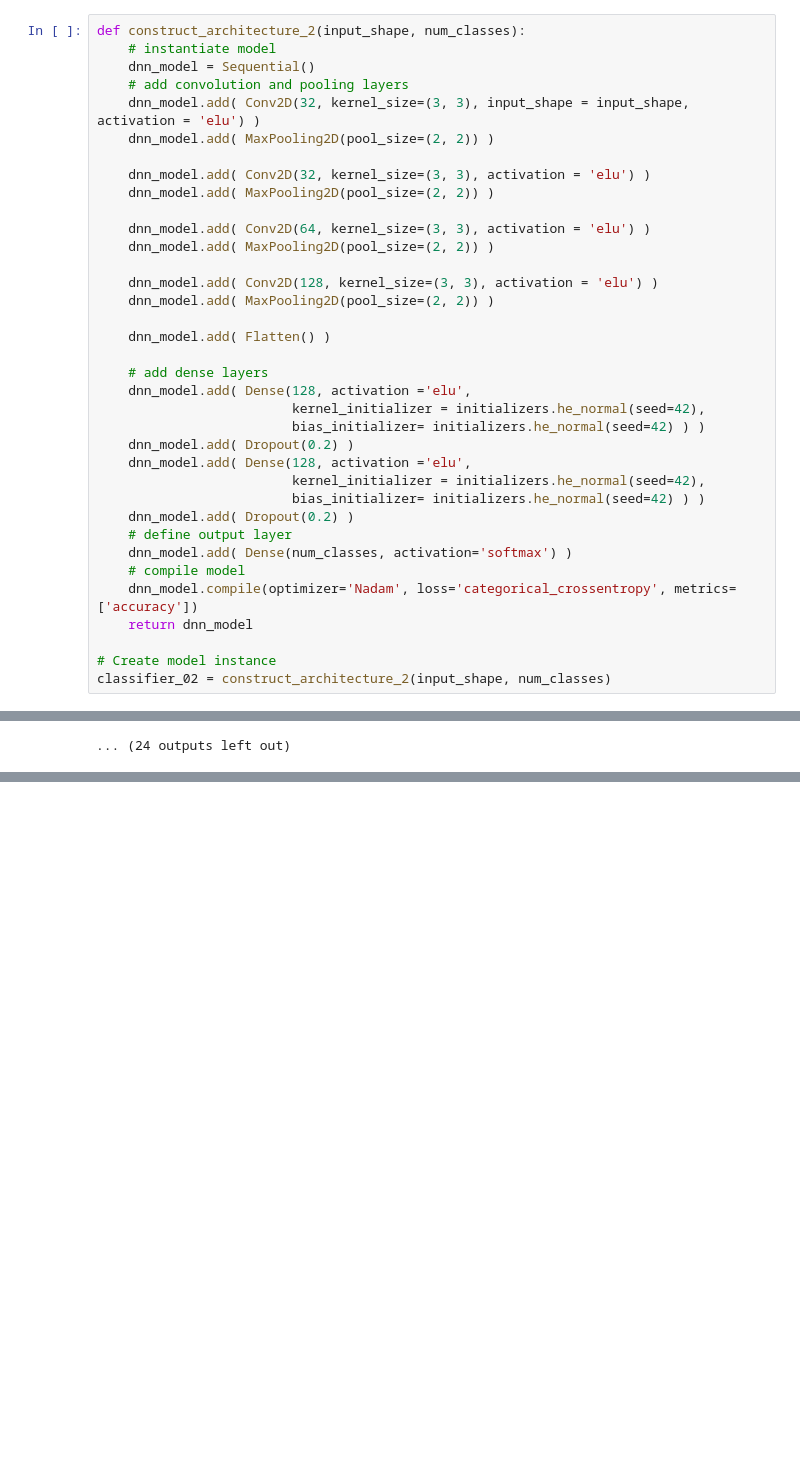
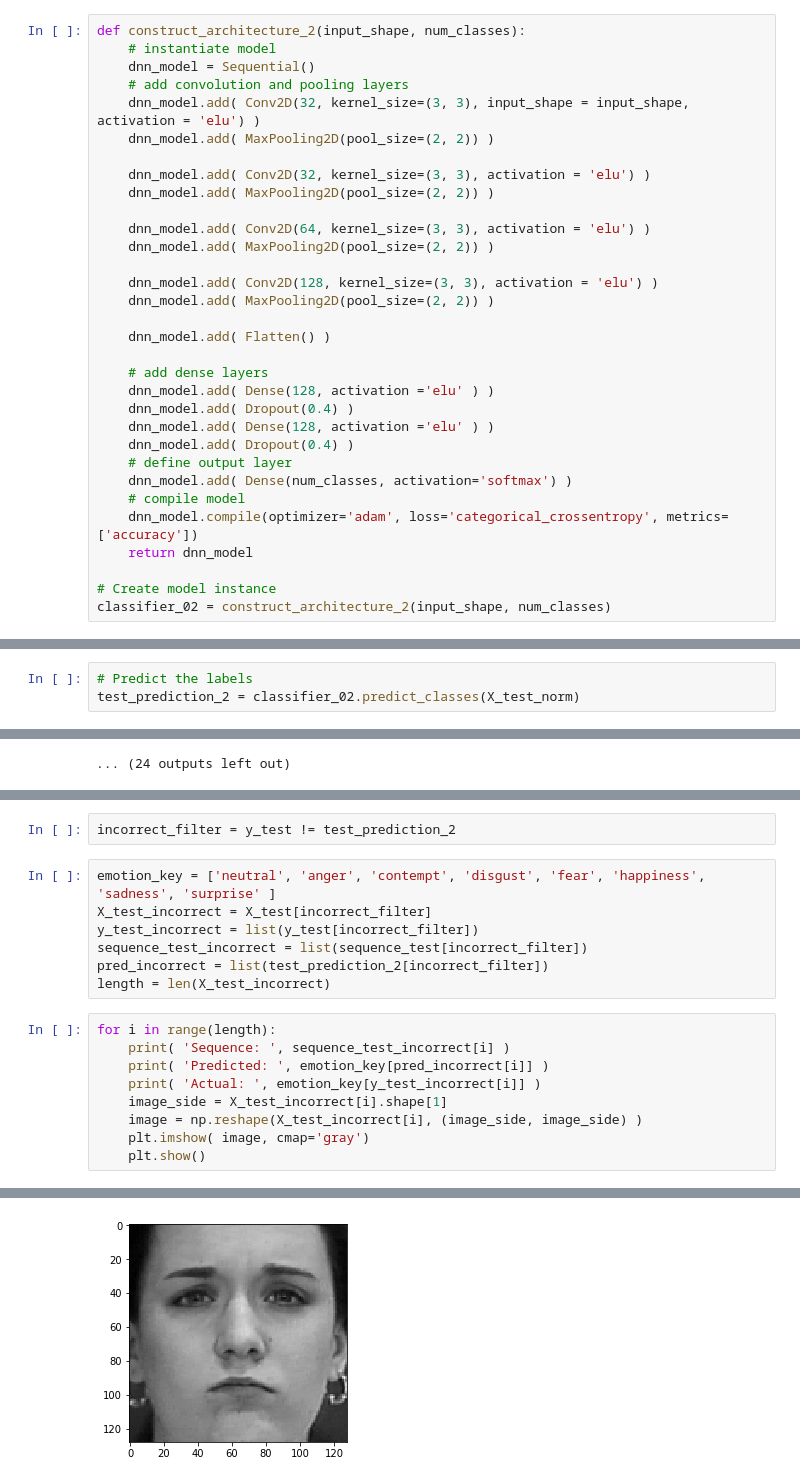
Before and after one commit to chriskhoo/machine_vision, a Jupyter notebook: 21_Jupyter_notebooks/07_cnn_classification_mini.ipynb, the cells around one changed output, grey strips where cells are left out. Drawn from its saved outputs; the diff is of its cells as text; blank space fills up the shorter version.

Commit message:
Update normalized model, writeup and slidedeck

```diff
--- a/21_Jupyter_notebooks/07_cnn_classification_mini.ipynb
+++ b/21_Jupyter_notebooks/07_cnn_classification_mini.ipynb
@@ -246,18 +244,14 @@ def construct_architecture_2(input_shape, num_classes):
     dnn_model.add( Flatten() )
 
     # add dense layers
-    dnn_model.add( Dense(128, activation ='elu',
-                         kernel_initializer = initializers.he_normal(seed=42),
-                         bias_initializer= initializers.he_normal(seed=42) ) )
-    dnn_model.add( Dropout(0.2) )
-    dnn_model.add( Dense(128, activation ='elu',
-                         kernel_initializer = initializers.he_normal(seed=42),
-                         bias_initializer= initializers.he_normal(seed=42) ) )
-    dnn_model.add( Dropout(0.2) )
+    dnn_model.add( Dense(128, activation ='elu' ) )
+    dnn_model.add( Dropout(0.4) )
+    dnn_model.add( Dense(128, activation ='elu' ) )
+    dnn_model.add( Dropout(0.4) )
     # define output layer
     dnn_model.add( Dense(num_classes, activation='softmax') )
     # compile model
-    dnn_model.compile(optimizer='Nadam', loss='categorical_crossentropy', metrics=['accuracy'])
+    dnn_model.compile(optimizer='adam', loss='categorical_crossentropy', metrics=['accuracy'])
     return dnn_model
 
 # Create model instance
@@ -284 +278,4 @@ Saving model...
 Model saved
+# %%
+# Predict the labels
+test_prediction_2 = classifier_02.predict_classes(X_test_norm)
@@ -330,0 +373,19 @@ Actual:  fear
+# %%
+incorrect_filter = y_test != test_prediction_2
+# %%
+emotion_key = ['neutral', 'anger', 'contempt', 'disgust', 'fear', 'happiness', 'sadness', 'surprise' ]
+X_test_incorrect = X_test[incorrect_filter]
+y_test_incorrect = list(y_test[incorrect_filter])
+sequence_test_incorrect = list(sequence_test[incorrect_filter])
+pred_incorrect = list(test_prediction_2[incorrect_filter])
+length = len(X_test_incorrect)
+# %%
+for i in range(length):
+    print( 'Sequence: ', sequence_test_incorrect[i] )
+    print( 'Predicted: ', emotion_key[pred_incorrect[i]] )
+    print( 'Actual: ', emotion_key[y_test_incorrect[i]] )
+    image_side = X_test_incorrect[i].shape[1]
+    image = np.reshape(X_test_incorrect[i], (image_side, image_side) )
+    plt.imshow( image, cmap='gray')
+    plt.show()
+# %% [output]
@@ -330,0 +407 @@ Actual:  fear
+[figure, added]
```
Also changed, not shown: parts of 8 cells of this notebook, 3 other files.
